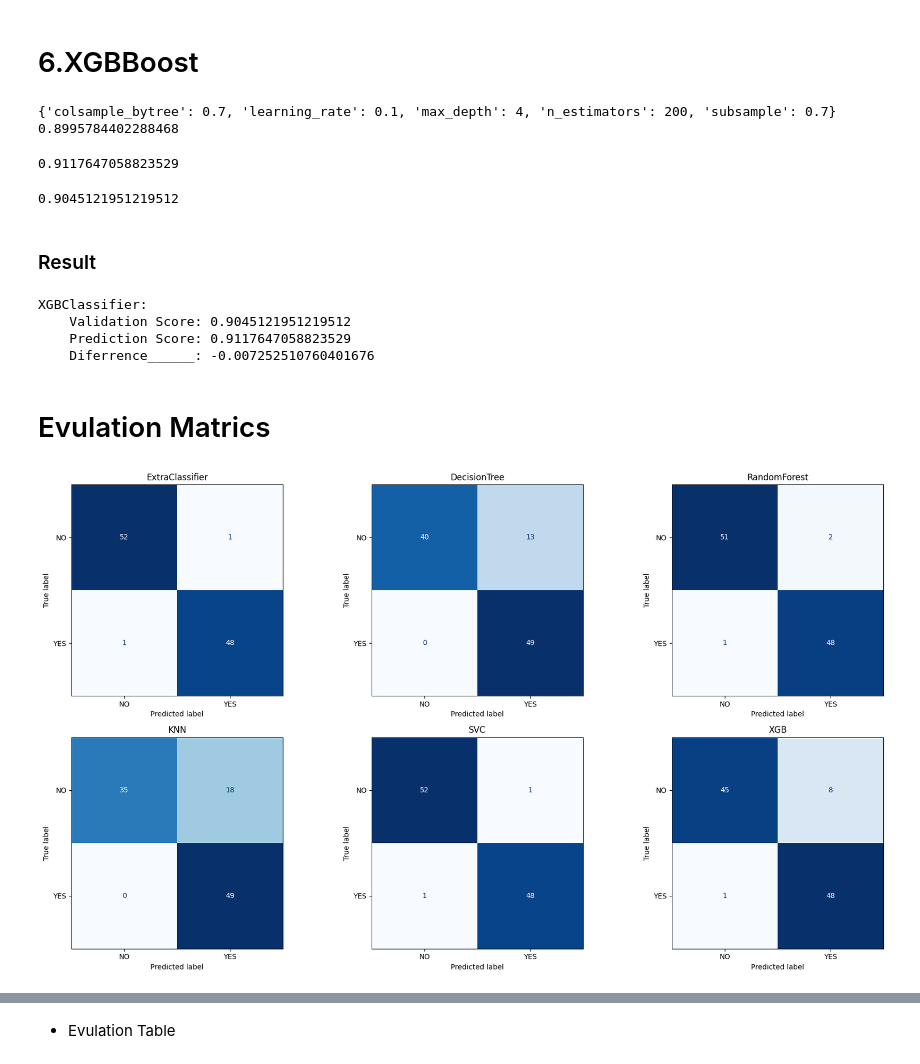
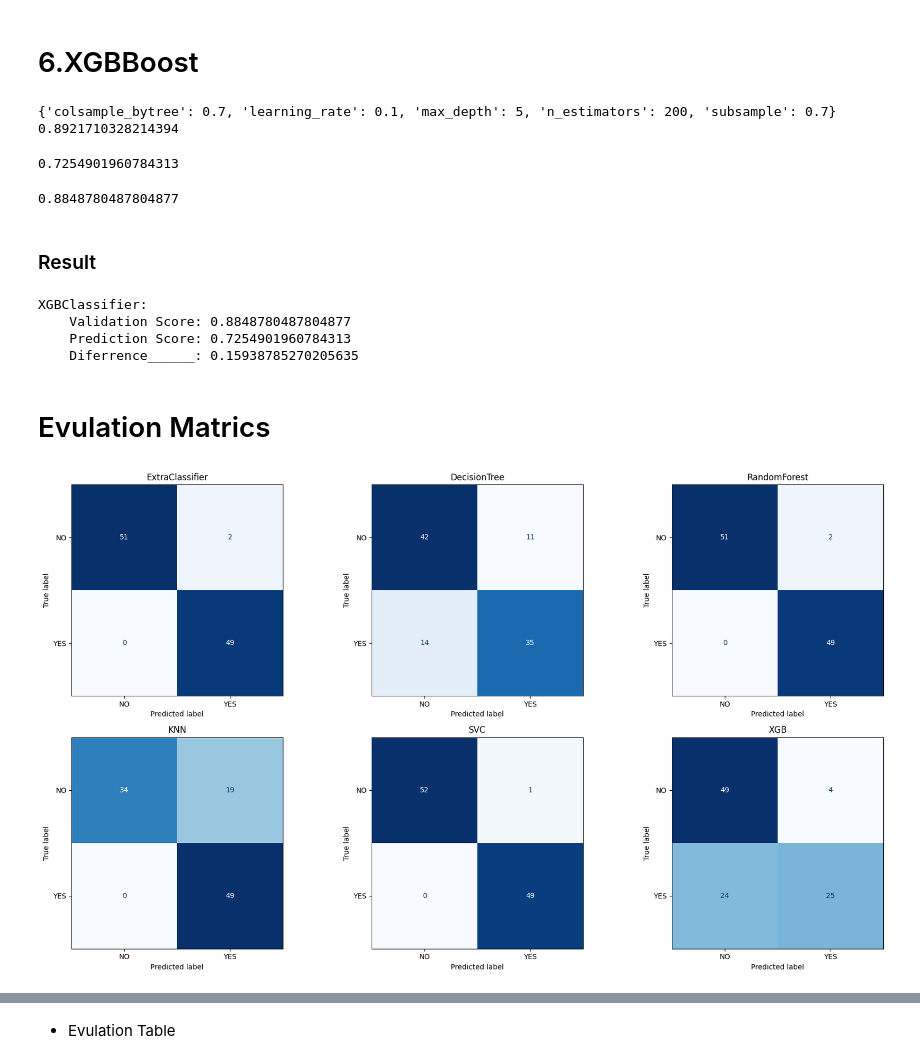
Before and after one commit to sazol07/Projects, a Jupyter notebook: Breast cancer using ml.ipynb, the cells around one changed output, grey strips where cells are left out. Cells and saved outputs as stored; diff of their text form; code cells hidden in the pictures.

```diff
--- a/Breast cancer using ml.ipynb
+++ b/Breast cancer using ml.ipynb
@@ -439,7 +542,7 @@ knn_n = {
     'metric': ['euclidean', 'manhattan']
 }
 knn_h = GridSearchCV(KNeighborsClassifier(),param_grid= knn_n,cv= KFold(n_splits=10),scoring='accuracy')
-knn_h.fit(x_train,y_train)
+knn_h.fit(X_train_trans,y_train_final)
 # %% [output]
 GridSearchCV(cv=KFold(n_splits=10, random_state=None, shuffle=False),
              estimator=KNeighborsClassifier(),
@@ -457,6 +560,6 @@ knn_h.best_params_
 {'metric': 'manhattan', 'n_neighbors': 3, 'weights': 'distance'}
 # %%
 knn = KNeighborsClassifier(metric= 'manhattan',n_neighbors= 3, weights= 'distance')
-knn.fit(x_train,y_train)
-knn.score(x_test,y_test)
+knn.fit(X_train_trans,y_train_final)
+knn.score(X_test_trans,y_test_final)
 # %% [output]
@@ -500,36 +603,36 @@ xgb_ = GridSearchCV(
     scoring='accuracy'
 )
 
-xgb_.fit(x_train, y_train)
+xgb_.fit(X_train_trans,y_train_final)
 print(xgb_.best_params_)
 print(xgb_.best_score_)
 # %% [output]
-{'colsample_bytree': 0.7, 'learning_rate': 0.1, 'max_depth': 4, 'n_estimators': 200, 'subsample': 0.7}
-0.8995784402288468
+{'colsample_bytree': 0.7, 'learning_rate': 0.1, 'max_depth': 5, 'n_estimators': 200, 'subsample': 0.7}
+0.8921710328214394
 # %%
 XGB = xgb.XGBClassifier(objective='multi:softmax', num_class=3, random_state=42,colsample_bytree = 0.7,learning_rate = 0.1,max_depth = 5,
                         n_estimators = 200,subsample = 0.7)
-XGB.fit(x_train,y_train)
-XGB.score(x_test,y_test)
+XGB.fit(X_train_trans,y_train_final)
+XGB.score(X_test_trans,y_test_final)
 # %% [output]
-0.9117647058823529
+0.7254901960784313
 # %%
-validation_xgb = cross_val_score(xgb.XGBClassifier(),x_train,y_train,cv=KFold(n_splits=10),scoring= 'accuracy')
+validation_xgb = cross_val_score(xgb.XGBClassifier(),X_train_trans,y_train_final,cv=KFold(n_splits=10),scoring= 'accuracy')
 validation_xgb.mean()
 # %% [output]
-0.9045121951219512
+0.8848780487804877
 # %% [markdown]
 ### Result
 # %%
 print(f'''XGBClassifier:
     Validation Score: {validation_xgb.mean()}
-    Prediction Score: {XGB.score(x_test,y_test)}
-    Diferrence______: {(validation_xgb.mean()-(XGB.score(x_test,y_test)))}''')
+    Prediction Score: {XGB.score(X_test_trans,y_test_final)}
+    Diferrence______: {(validation_xgb.mean()-(XGB.score(X_test_trans,y_test_final)))}''')
 # %% [output]
 XGBClassifier:
-    Validation Score: 0.9045121951219512
-    Prediction Score: 0.9117647058823529
-    Diferrence______: -0.007252510760401676
+    Validation Score: 0.8848780487804877
+    Prediction Score: 0.7254901960784313
+    Diferrence______: 0.15938785270205635
 # %% [markdown]
 # Evulation Matrics
 # %%
@@ -537,36 +640,36 @@ from sklearn.metrics import confusion_matrix,precision_score,recall_score,f1_sco
 # %%
 plt.figure(figsize=(18, 10))
 
 # 1st Row
 ax1 = plt.subplot(2, 3, 1)
-ConfusionMatrixDisplay.from_estimator(Et, x_test, y_test, display_labels=['NO','YES'], cmap='Blues', colorbar=False, ax=ax1)
+ConfusionMatrixDisplay.from_estimator(Et, X_test_trans,y_test_final, display_labels=['NO','YES'], cmap='Blues', colorbar=False, ax=ax1)
 plt.title('ExtraClassifier')
 
 ax2 = plt.subplot(2, 3, 2)
-ConfusionMatrixDisplay.from_estimator(Dt, x_test, y_test, display_labels=['NO','YES'], cmap='Blues', colorbar=False, ax=ax2)
+ConfusionMatrixDisplay.from_estimator(Dt, X_test_trans,y_test_final, display_labels=['NO','YES'], cmap='Blues', colorbar=False, ax=ax2)
 plt.title('DecisionTree')
 
 ax3 = plt.subplot(2, 3, 3)
-ConfusionMatrixDisplay.from_estimator(Rf, x_test, y_test, display_labels=['NO','YES'], cmap='Blues', colorbar=False, ax=ax3)
+ConfusionMatrixDisplay.from_estimator(Rf,X_test_trans,y_test_final, display_labels=['NO','YES'], cmap='Blues', colorbar=False, ax=ax3)
 plt.title('RandomForest')
 
 # 2nd Row
 ax4 = plt.subplot(2, 3, 4)
-ConfusionMatrixDisplay.from_estimator(knn, x_test, y_test, display_labels=['NO','YES'], cmap='Blues', colorbar=False, ax=ax4)
+ConfusionMatrixDisplay.from_estimator(knn, X_test_trans,y_test_final, display_labels=['NO','YES'], cmap='Blues', colorbar=False, ax=ax4)
 plt.title('KNN')
 
 ax5 = plt.subplot(2, 3, 5)
-ConfusionMatrixDisplay.from_estimator(svc, x_test, y_test, display_labels=['NO','YES'], cmap='Blues', colorbar=False, ax=ax5)
+ConfusionMatrixDisplay.from_estimator(svc, X_test_trans,y_test_final, display_labels=['NO','YES'], cmap='Blues', colorbar=False, ax=ax5)
 plt.title('SVC')
 
 ax6 = plt.subplot(2, 3, 6)
-ConfusionMatrixDisplay.from_estimator(XGB, x_test, y_test, display_labels=['NO','YES'], cmap='Blues', colorbar=False, ax=ax6)
+ConfusionMatrixDisplay.from_estimator(XGB, X_test_trans,y_test_final, display_labels=['NO','YES'], cmap='Blues', colorbar=False, ax=ax6)
 plt.title('XGB')
 
 plt.tight_layout()
 plt.show()
 # %% [output]
-[figure, old version]
+[figure, new version]
 # %%
 from sklearn.metrics import accuracy_score, precision_score, recall_score, f1_score
 import pandas as pd
```
Also changed, not shown: parts of 88 cells of this notebook.
